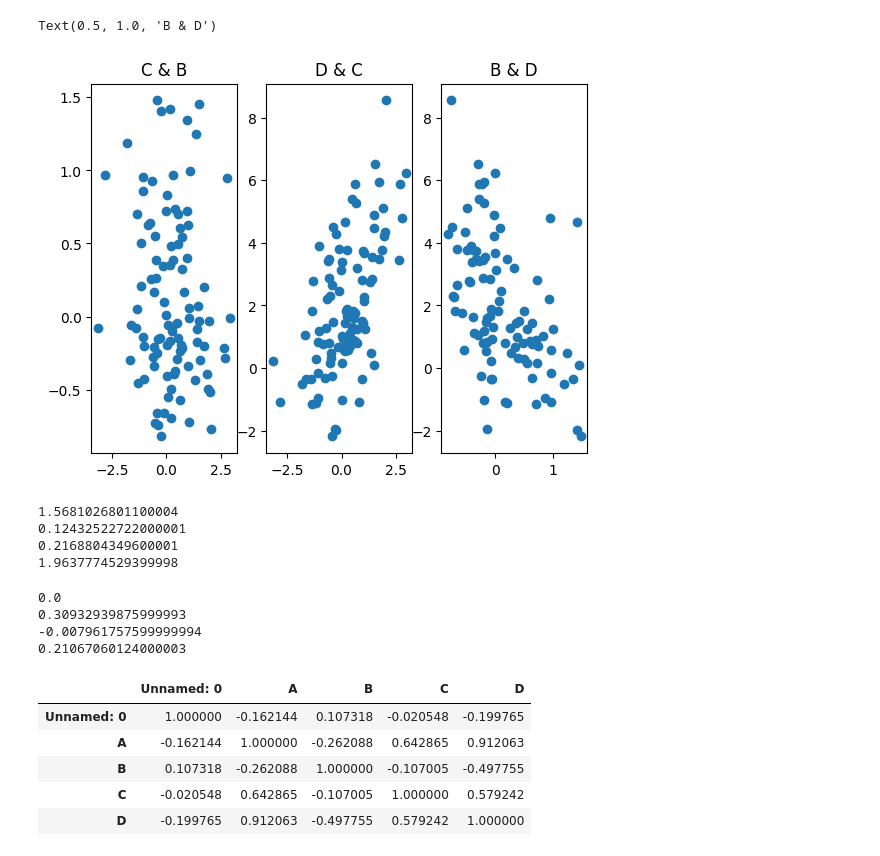
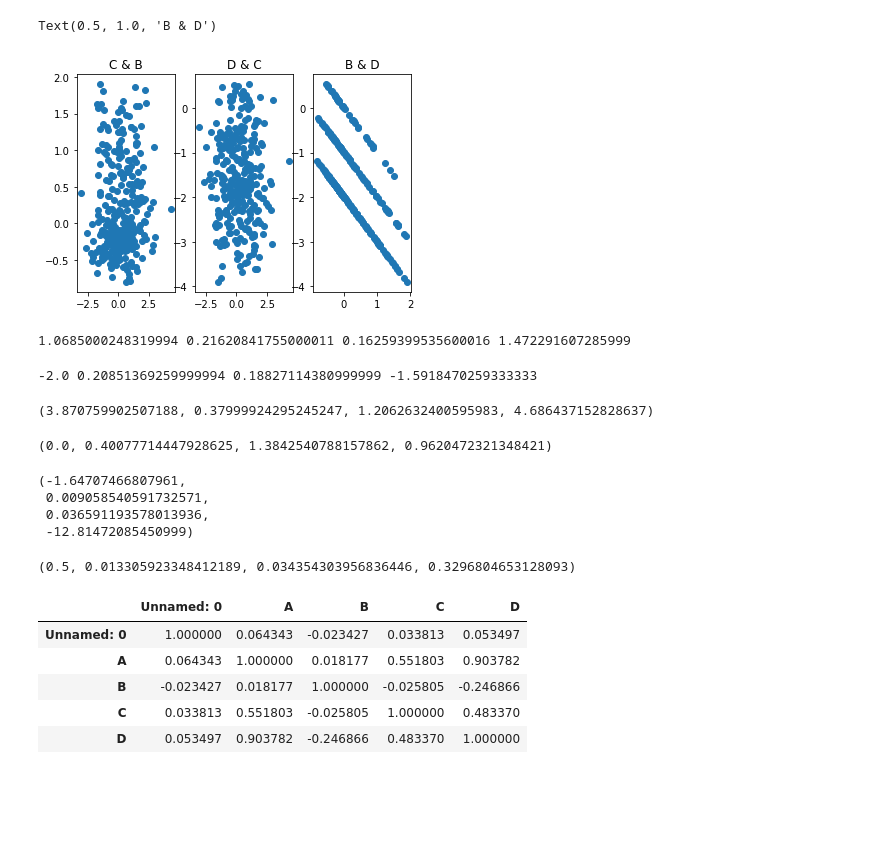
Before and after one commit to kridk999/C9PROJECT3, a Jupyter notebook: proj3_plots.ipynb, the cells around one changed output. Cells and saved outputs as stored; diff of their text form; code cells hidden in the pictures; blank space fills up the shorter version.

Commit message:
diff

```diff
--- a/proj3_plots.ipynb
+++ b/proj3_plots.ipynb
@@ -3,8 +3,8 @@ import pandas as pd
 import numpy as np
 import matplotlib.pyplot as plt
 # %%
-no_inv = "data/data_761.csv"
-inv = "data/data_859.csv"
+no_inv = "data/no_inv.csv"
+inv = "data/data_A_-2.csv"
 
 df_inv = pd.read_csv(inv)
 df_no_inv = pd.read_csv(no_inv)
@@ -39,33 +39,49 @@ Text(0.5, 1.0, 'A & D')
 # %%
 plt.subplot(1, 3, 1)
-plt.scatter(df["C"], df["B"])
+plt.scatter(df_inv["C"], df_inv["B"])
 plt.title("C & B")
 plt.subplot(1, 3, 2)
-plt.scatter(df["C"], df["D"])
+plt.scatter(df_inv["C"], df_inv["D"])
 plt.title("D & C")
 plt.subplot(1, 3, 3)
-plt.scatter(df["B"], df["D"])
+plt.scatter(df_inv["B"], df_inv["D"])
 plt.title("B & D")
 # %% [output]
 Text(0.5, 1.0, 'B & D')
-[figure, old version]
+[figure, new version]
 # %%
 A_mean = np.mean(df_no_inv["A"])
 B_mean = np.mean(df_no_inv["B"])
 C_mean = np.mean(df_no_inv["C"])
 D_mean = np.mean(df_no_inv["D"])
+
+print(A_mean,  B_mean, C_mean, D_mean)
 # %% [output]
-1.5681026801100004
-0.12432522722000001
-0.2168804349600001
-1.9637774529399998
+1.0685000248319994 0.21620841755000011 0.16259399535600016 1.472291607285999
 # %%
 A2_mean = np.mean(df_inv["A"])
-B2_means = np.mean(df_inv["B"])
-np.mean(df_inv["C"])
-np.mean(df_inv["D"])
+B2_mean = np.mean(df_inv["B"])
+C2_mean = np.mean(df_inv["C"])
+D2_mean = np.mean(df_inv["D"])
+
+print(A2_mean, B2_mean, C2_mean, D2_mean)
 # %% [output]
-0.0
-0.30932939875999993
--0.007961757599999994
-0.21067060124000003
+-2.0 0.20851369259999994 0.18827114380999999 -1.5918470259333333
+# %%
+A_var = np.var(df_no_inv["A"])
+B_var = np.var(df_no_inv["B"])
+C_var = np.var(df_no_inv["C"])
+D_var = np.var(df_no_inv["D"])
+
+A_var, B_var, C_var, D_var
+# %% [output]
+(3.870759902507188, 0.37999924295245247, 1.2062632400595983, 4.686437152828637)
+# %%
+A2_var = np.var(df_inv["A"])
+B2_var = np.var(df_inv["B"])
+C2_var = np.var(df_inv["C"])
+D2_var = np.var(df_inv["D"])
+
+A2_var, B2_var, C2_var, D2_var
+# %% [output]
+(0.0, 0.40077714447928625, 1.3842540788157862, 0.9620472321348421)
@@ -72,11 +97,22 @@ np.mean(df_inv["D"])
+# %%
+percentage_diff(A2_mean, A_mean), percentage_diff(B2_mean, B_mean), percentage_diff(C2_mean, C_mean), percentage_diff(D2_mean, D_mean)
+# %% [output]
+(-1.64707466807961,
+ 0.009058540591732571,
+ 0.036591193578013936,
+ -12.81472085450999)
+# %%
+percentage_diff(A2_var, A_var), percentage_diff(B2_var, B_var), percentage_diff(C2_var, C_var),percentage_diff(D2_var, D_var)
+# %% [output]
+(0.5, 0.013305923348412189, 0.034354303956836446, 0.3296804653128093)
 # %%
 rs = np.random.RandomState(0)
 corr = df_no_inv.corr()
 corr.style.background_gradient(cmap='magma')
 # %% [output]
 |  | Unnamed: 0 | A | B | C | D |
-| Unnamed: 0 | 1.000000 | -0.162144 | 0.107318 | -0.020548 | -0.199765 |
-| A | -0.162144 | 1.000000 | -0.262088 | 0.642865 | 0.912063 |
-| B | 0.107318 | -0.262088 | 1.000000 | -0.107005 | -0.497755 |
-| C | -0.020548 | 0.642865 | -0.107005 | 1.000000 | 0.579242 |
-| D | -0.199765 | 0.912063 | -0.497755 | 0.579242 | 1.000000 |
+| Unnamed: 0 | 1.000000 | 0.064343 | -0.023427 | 0.033813 | 0.053497 |
+| A | 0.064343 | 1.000000 | 0.018177 | 0.551803 | 0.903782 |
+| B | -0.023427 | 0.018177 | 1.000000 | -0.025805 | -0.246866 |
+| C | 0.033813 | 0.551803 | -0.025805 | 1.000000 | 0.483370 |
+| D | 0.053497 | 0.903782 | -0.246866 | 0.483370 | 1.000000 |
```
Also changed, not shown: parts of 6 cells of this notebook, 8 other files.
